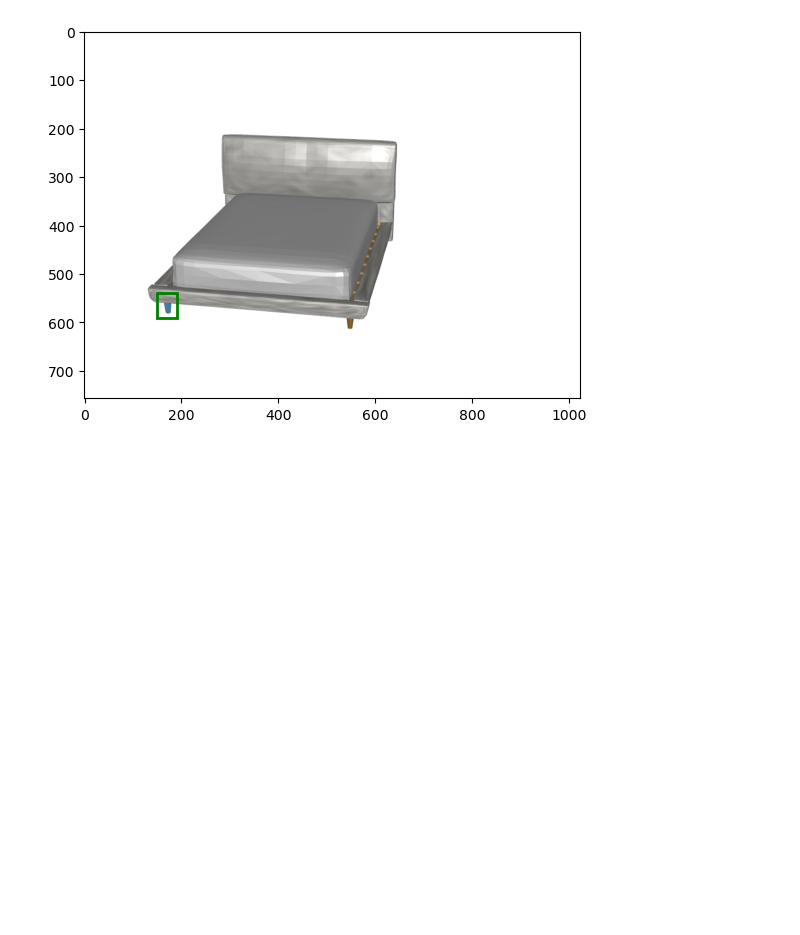
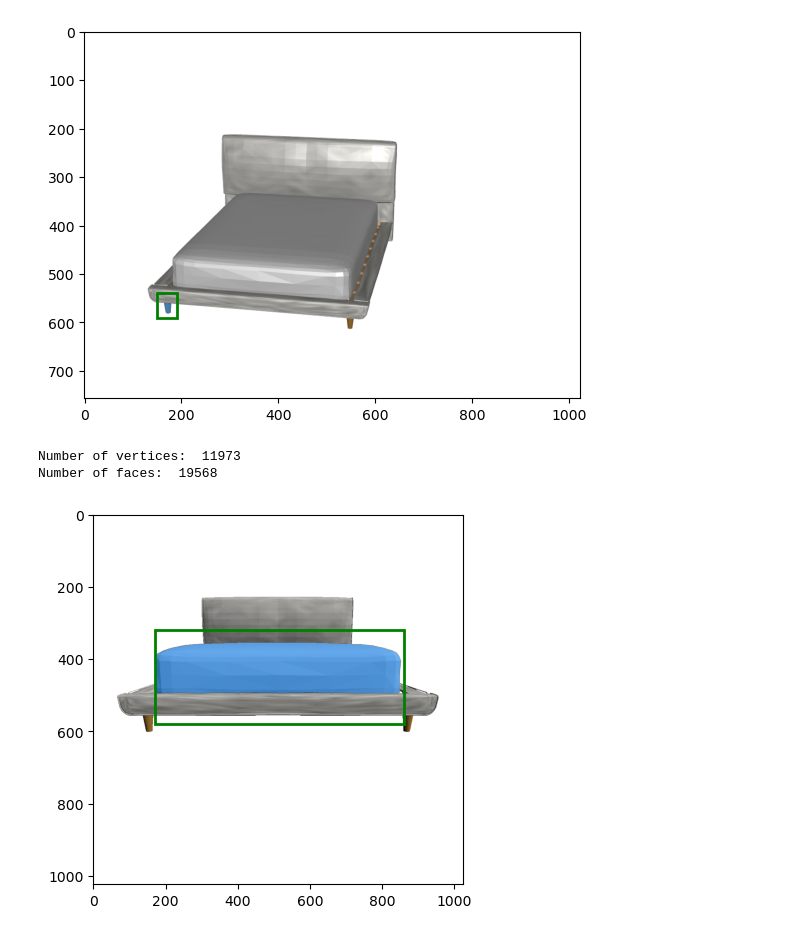
Before and after one commit to n-khalil/SATR-tests, a Jupyter notebook: test_SAM.ipynb, the cells around one changed output. Drawn from its saved outputs; the diff is of its cells as text; code cells hidden in the pictures; blank space fills up the shorter version.

```diff
--- a/test_SAM.ipynb
+++ b/test_SAM.ipynb
@@ -3,4 +3,13 @@ import imageio as io
 import matplotlib.pyplot as plt
 import numpy as np
 import sys
+import torch
+import kaolin as kal
+if torch.cuda.is_available():
+    device = torch.device("cuda:0")
+    torch.cuda.set_device(device)
+else:
+    device = torch.device("cpu")
+
+print('Torch will run on:', device)
 img = io.imread('./data/img/bed.png')
@@ -79,3 +90,25 @@ show_mask(masks[0], plt.gca())
 plt.show()
 # %% [output]
 [figure]
+# %%
+object = 'bed'
+obj_path = 'data/demo/' + object + '.obj'
+# Read mesh
+mesh = kal.io.obj.import_mesh(
+    obj_path,
+    with_normals=True,
+    with_materials=False,
+)
+
+vertices_tensor = mesh.vertices.to(device)
+faces_tensor = mesh.faces.to(device)
+
+vertices = vertices_tensor.detach().cpu().numpy()
+faces = faces_tensor.detach().cpu().numpy()
+color =  mesh.vertex_normals.cpu().numpy()
+
+print('Number of vertices: ', vertices.shape[0])
+print('Number of faces: ', faces.shape[0])
+# %% [output]
+Number of vertices:  11973
+Number of faces:  19568
@@ -81,0 +215,19 @@ plt.show()
+# %%
+elev = torch.deg2rad(torch.tensor(10)).to(device)
+azim = torch.deg2rad(torch.tensor(90)).to(device)
+image = render_view(elev, azim, 3)
+predictor.set_image(image)
+input_box = np.array([170, 320, 860, 580])
+masks, _, _ = predictor.predict(
+    point_coords=None,
+    point_labels=None,
+    box=input_box[None, :],
+    multimask_output=True,
+)
+plt.figure()
+plt.imshow(image)
+show_box(input_box, plt.gca())
+show_mask(masks[0], plt.gca())
+plt.show()
+# %% [output]
+[figure, added]
```
Also changed, not shown: parts of 5 cells of this notebook, 24 other files.
